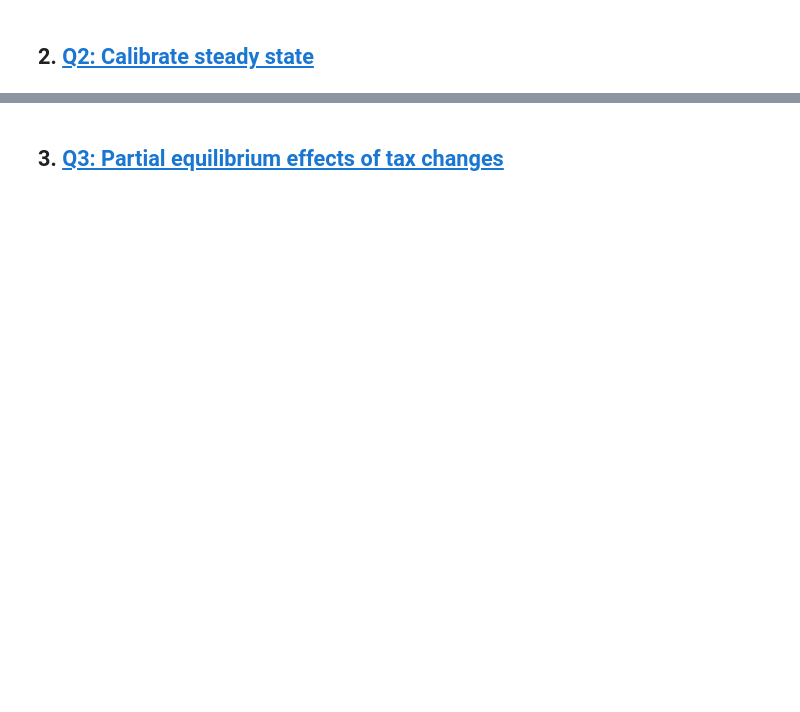
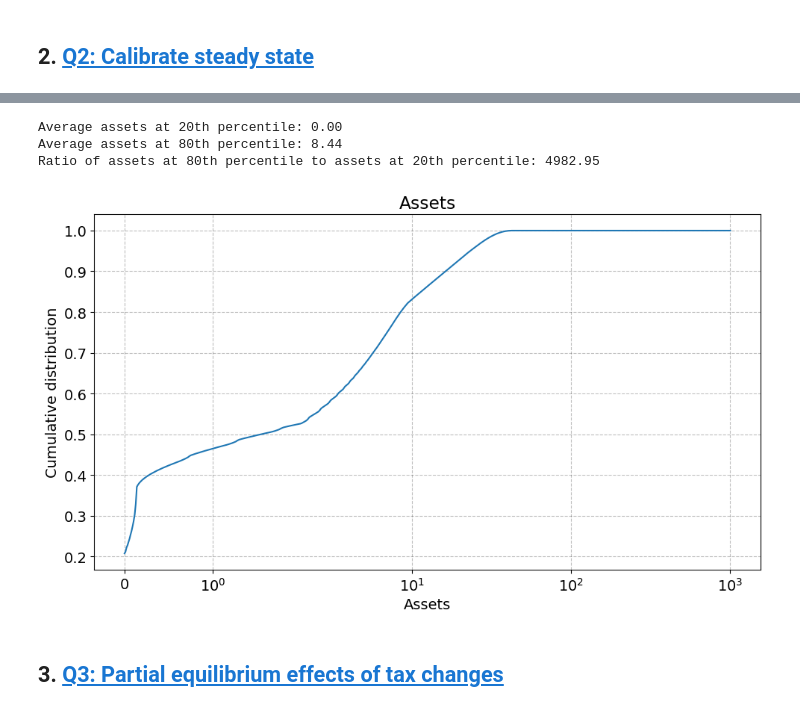
Before and after one commit to zbp778/AdvMacroHet, a Jupyter notebook: Assignments/Assignment I/HANC/HANC copy.ipynb, the cells around one changed output, grey strips where cells are left out. Saved outputs shown, nothing was run; the diff lists cells and outputs as text; code cells hidden in the pictures; blank space fills up the shorter version.

```diff
--- a/Assignments/Assignment I/HANC/HANC copy.ipynb
+++ b/Assignments/Assignment I/HANC/HANC copy.ipynb
@@ -52,2 +73,36 @@ KeyboardInterrupt:
+# %%
+par=model.par
+ss=model.ss
+
+#Calculates the Percentile 80-20 ratio of assets:
+cdf=np.cumsum(np.sum(ss.D,axis=1))
+#locate index of the 10th percentile
+index_20=np.where(cdf>0.2)[0][0]
+index_80=np.where(cdf>0.8)[0][0]
+#What are assets at the 20th and 80th percentile?
+distribution_20=ss.D[0,:,index_20]/np.sum(ss.D[0,:,index_20])
+distribution_80=ss.D[0,:,index_80]/np.sum(ss.D[0,:,index_80])
+avg_assets_at_20=np.sum(distribution_20*ss.a[0,:,index_20])
+avg_assets_at_80=np.sum(distribution_80*ss.a[0,:,index_80])
+print(f"Average assets at 20th percentile: {avg_assets_at_20:.2f}")
+print(f"Average assets at 80th percentile: {avg_assets_at_80:.2f}")
+ratio_assets=avg_assets_at_80/avg_assets_at_20
+print(f"Ratio of assets at 80th percentile to assets at 20th percentile: {ratio_assets:.2f}")
+
+#Plot cdf og assets against asset grid
+plt.figure(figsize=(10,6))
+plt.plot(par.a_grid,cdf)
+plt.xlabel('Assets')
+plt.ylabel('Cumulative distribution')
+plt.xscale('symlog')
+plt.title('Assets')
+plt.tight_layout()
+plt.savefig('figs/distribution.pdf')
+plt.show()
+# %% [output]
+Average assets at 20th percentile: 0.00
+Average assets at 80th percentile: 8.44
+Ratio of assets at 80th percentile to assets at 20th percentile: 4982.95
+[figure, added]
 # %% [markdown]
 ## 3. <a id='toc3_'></a>[Q3: Partial equilibrium effects of tax changes](#toc0_)
```
Also changed, not shown: parts of 23 cells of this notebook, 8 other files.
